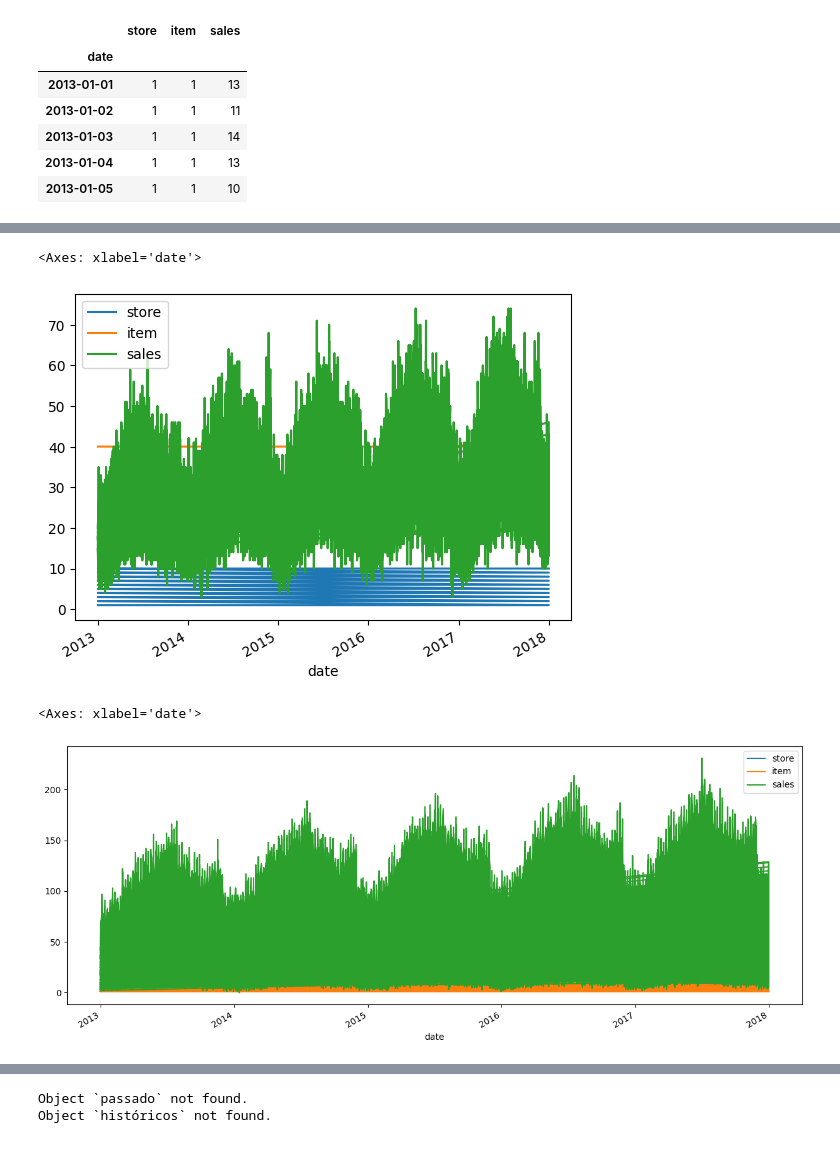
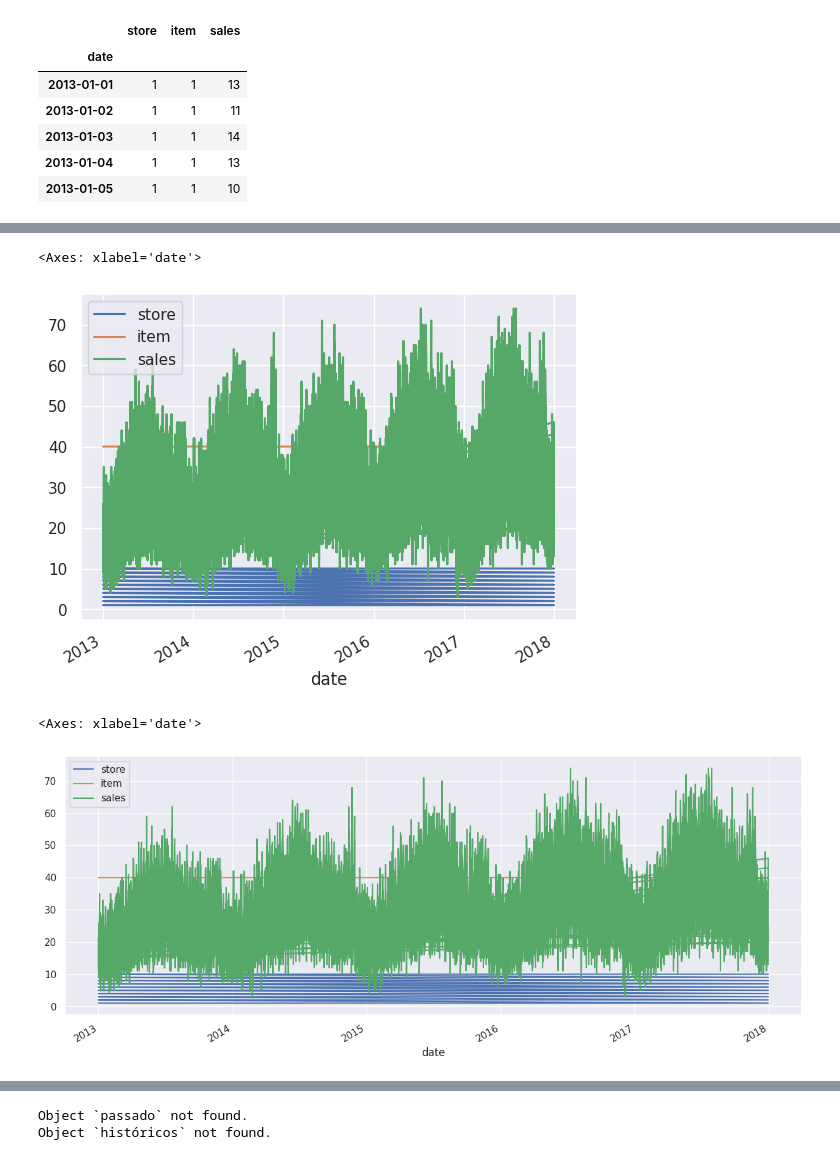
Before and after one commit to Ranilira/S-ries-Temporais-com-Redes-Neurais, a Jupyter notebook: Aula.ipynb, the cells around one changed output, grey strips where cells are left out. Cells and saved outputs as stored; diff of their text form; code cells hidden in the pictures.

```diff
--- a/Aula.ipynb
+++ b/Aula.ipynb
@@ -16,7 +16,10 @@ Obs2: Grupo deve escolher apenas um produto, e definir no seu estudo os cortes t
 
 import pandas as pd
 import numpy as np
-from matplotlib import pyplot as plt
+import seaborn as sns                       #visualisation
+import matplotlib.pyplot as plt             #visualisation
+%matplotlib inline
+sns.set(color_codes=True)
 
 
 df = pd.read_csv('dados_N2.csv') # Carrega o arquivo CSV em um DataFrame
@@ -102,9 +105,9 @@ df.head() # Exibe as primeiras linhas do DataFrame para verificar a alteração
 df[df.item == 40].plot()
 # %% [output]
 <Axes: xlabel='date'>
-[figure, old version]
+[figure, new version]
 # %%
-df.plot(figsize=(15,6)) # Plota o DataFrame completo para visualizar as tendências ao longo do tempo
+df[df.item == 40].plot(figsize=(15,6)) # Plota o DataFrame completo para visualizar as tendências ao longo do tempo
 # %% [output]
 <Axes: xlabel='date'>
-[figure, old version]
+[figure, new version]
```
Also changed, not shown: parts of 6 cells of this notebook.
